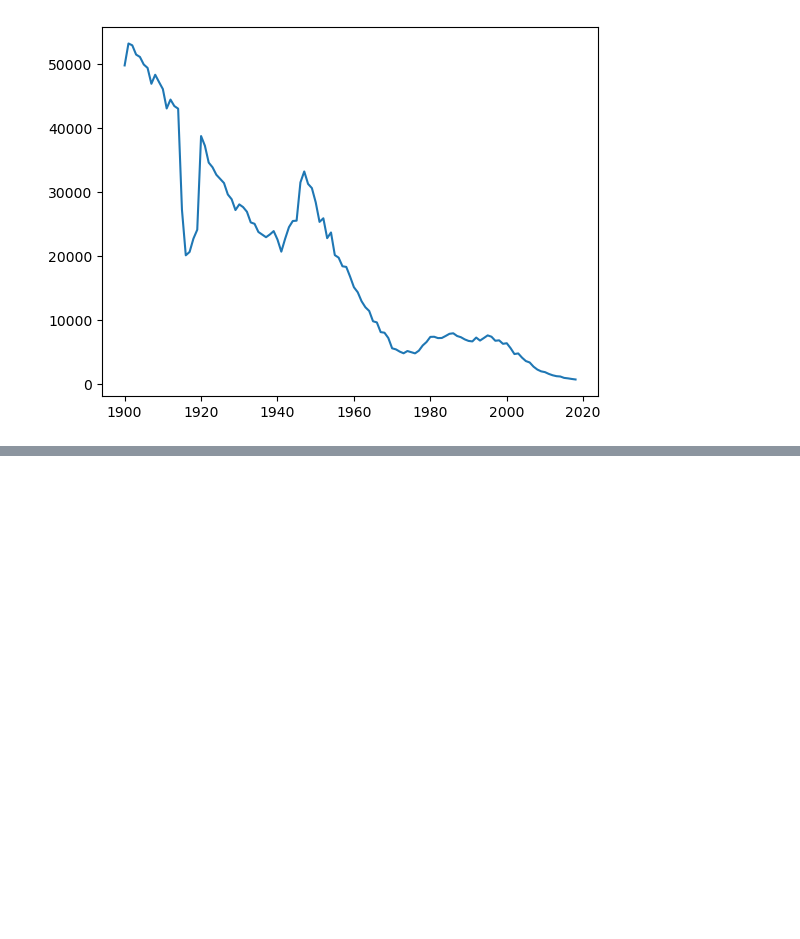
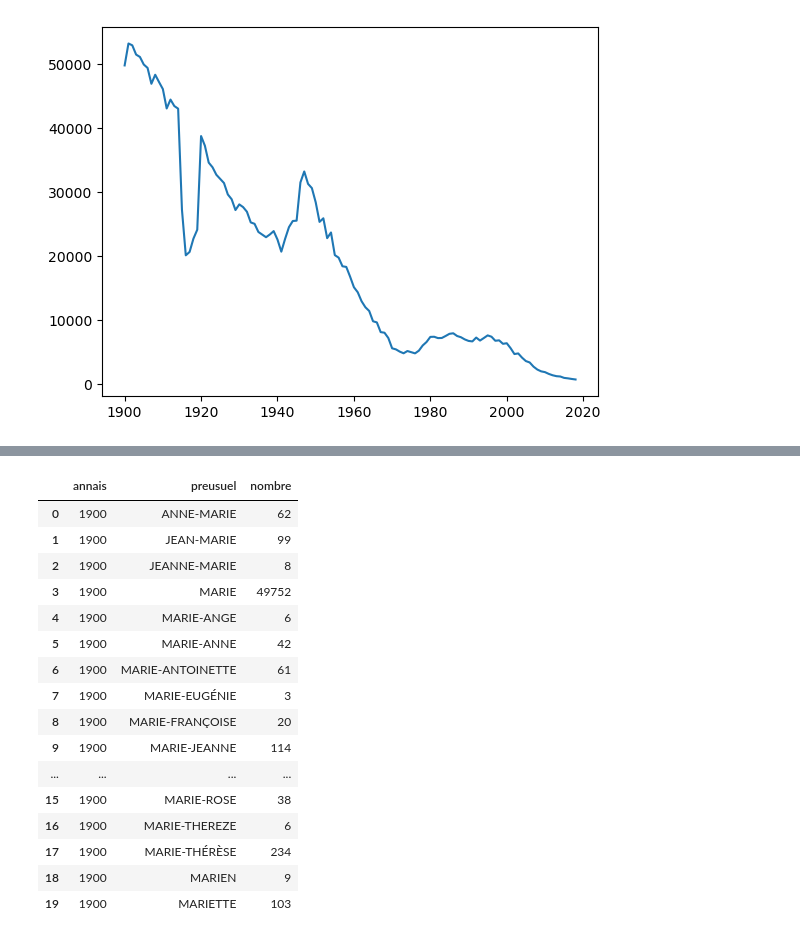
Before and after one commit to dubois-j/Projet_prenoms, a Jupyter notebook: notebooks/projet_prenoms.ipynb, the cells around one changed output, grey strips where cells are left out. Saved outputs shown, nothing was run; the diff lists cells and outputs as text; code cells hidden in the pictures; blank space fills up the shorter version.

```diff
--- a/notebooks/projet_prenoms.ipynb
+++ b/notebooks/projet_prenoms.ipynb
@@ -160,0 +357,20 @@ plt.show()
+# %%
+df_marieandco[df_marieandco.annais=='1900']
+# %% [output]
+|  | annais | preusuel | nombre |
+| 0 | 1900 | ANNE-MARIE | 62 |
+| 1 | 1900 | JEAN-MARIE | 99 |
+| 2 | 1900 | JEANNE-MARIE | 8 |
+| 3 | 1900 | MARIE | 49752 |
+| 4 | 1900 | MARIE-ANGE | 6 |
+| 5 | 1900 | MARIE-ANNE | 42 |
+| 6 | 1900 | MARIE-ANTOINETTE | 61 |
+| 7 | 1900 | MARIE-EUGÉNIE | 3 |
+| 8 | 1900 | MARIE-FRANÇOISE | 20 |
+| 9 | 1900 | MARIE-JEANNE | 114 |
+| ... | ... | ... | ... |
+| 15 | 1900 | MARIE-ROSE | 38 |
+| 16 | 1900 | MARIE-THEREZE | 6 |
+| 17 | 1900 | MARIE-THÉRÈSE | 234 |
+| 18 | 1900 | MARIEN | 9 |
+| 19 | 1900 | MARIETTE | 103 |
```
Also changed, not shown: parts of 14 cells of this notebook.
